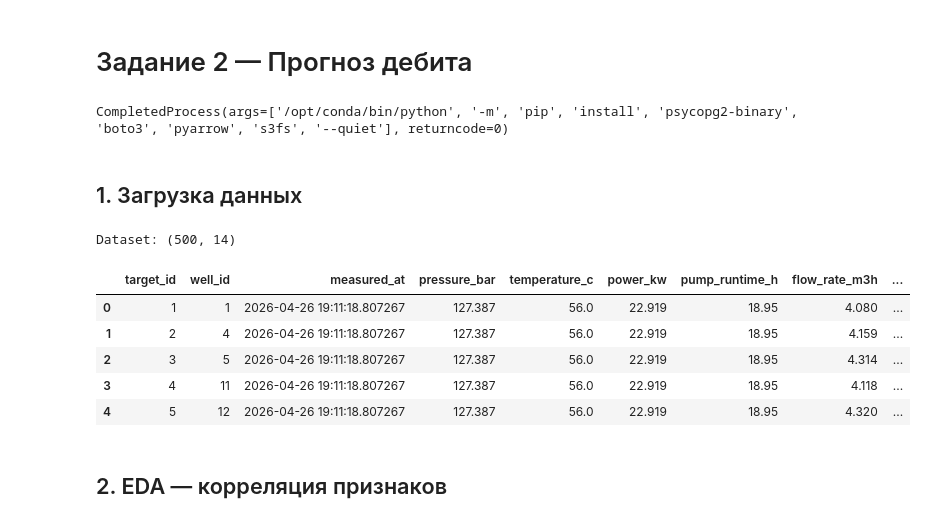
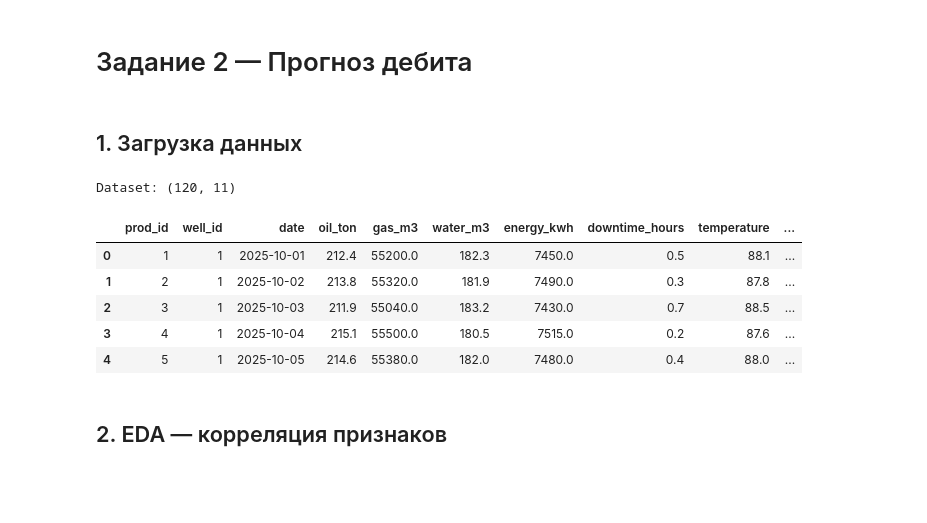
Before and after one commit to lxvdnl/SeminarNastavnika, a Jupyter notebook: Big data and ML/notebooks/02_ml_prediction.ipynb, the cells around one changed output. Cells and saved outputs as stored; diff of their text form; code cells hidden in the pictures; blank space fills up the shorter version.

```diff
--- a/Big data and ML/notebooks/02_ml_prediction.ipynb
+++ b/Big data and ML/notebooks/02_ml_prediction.ipynb
@@ -1,11 +1,5 @@
 # %% [markdown]
 # Задание 2 — Прогноз дебита
-# %%
-import subprocess, sys
-subprocess.run([sys.executable, '-m', 'pip', 'install',
-                'psycopg2-binary', 'boto3', 'pyarrow', 's3fs', '--quiet'], check=True)
-# %% [output]
-CompletedProcess(args=['/opt/conda/bin/python', '-m', 'pip', 'install', 'psycopg2-binary', 'boto3', 'pyarrow', 's3fs', '--quiet'], returncode=0)
 # %%
 import os, io, warnings
 import boto3
@@ -59,19 +52,23 @@ def read_parquet(bucket, prefix):
 # %% [markdown]
 ## 1. Загрузка данных
 # %%
-df = read_parquet(BUCKET, 'well_targets/')
-df['measured_at'] = pd.to_datetime(df['measured_at'])
-df = df.dropna(subset=['flow_rate_m3h','pressure_bar','temperature_c','power_kw','pump_runtime_h'])
+prod_df  = read_parquet(BUCKET, 'production/production.parquet')
+wells_df = read_parquet(BUCKET, 'wells/wells.parquet')
+
+prod_df['date'] = pd.to_datetime(prod_df['date'])
+df = prod_df.merge(wells_df[['well_id', 'name']], on='well_id')
+df = df[df['oil_ton'] > 0].dropna(subset=['temperature', 'pressure', 'energy_kwh', 'gas_m3', 'oil_ton'])
+
 print(f'Dataset: {df.shape}')
 display(df.head())
 # %% [output]
-Dataset: (500, 14)
+Dataset: (120, 11)
-|  | target_id | well_id | measured_at | pressure_bar | temperature_c | power_kw | pump_runtime_h | flow_rate_m3h | ... |
-| 0 | 1 | 1 | 2026-04-26 19:11:18.807267 | 127.387 | 56.0 | 22.919 | 18.95 | 4.080 | ... |
-| 1 | 2 | 4 | 2026-04-26 19:11:18.807267 | 127.387 | 56.0 | 22.919 | 18.95 | 4.159 | ... |
-| 2 | 3 | 5 | 2026-04-26 19:11:18.807267 | 127.387 | 56.0 | 22.919 | 18.95 | 4.314 | ... |
-| 3 | 4 | 11 | 2026-04-26 19:11:18.807267 | 127.387 | 56.0 | 22.919 | 18.95 | 4.118 | ... |
-| 4 | 5 | 12 | 2026-04-26 19:11:18.807267 | 127.387 | 56.0 | 22.919 | 18.95 | 4.320 | ... |
+|  | prod_id | well_id | date | oil_ton | gas_m3 | water_m3 | energy_kwh | downtime_hours | temperature | ... |
+| 0 | 1 | 1 | 2025-10-01 | 212.4 | 55200.0 | 182.3 | 7450.0 | 0.5 | 88.1 | ... |
+| 1 | 2 | 1 | 2025-10-02 | 213.8 | 55320.0 | 181.9 | 7490.0 | 0.3 | 87.8 | ... |
+| 2 | 3 | 1 | 2025-10-03 | 211.9 | 55040.0 | 183.2 | 7430.0 | 0.7 | 88.5 | ... |
+| 3 | 4 | 1 | 2025-10-04 | 215.1 | 55500.0 | 180.5 | 7515.0 | 0.2 | 87.6 | ... |
+| 4 | 5 | 1 | 2025-10-05 | 214.6 | 55380.0 | 182.0 | 7480.0 | 0.4 | 88.0 | ... |
 # %% [markdown]
 ## 2. EDA — корреляция признаков
 # %%
```
Also changed, not shown: parts of 9 cells of this notebook, 16 other files.
